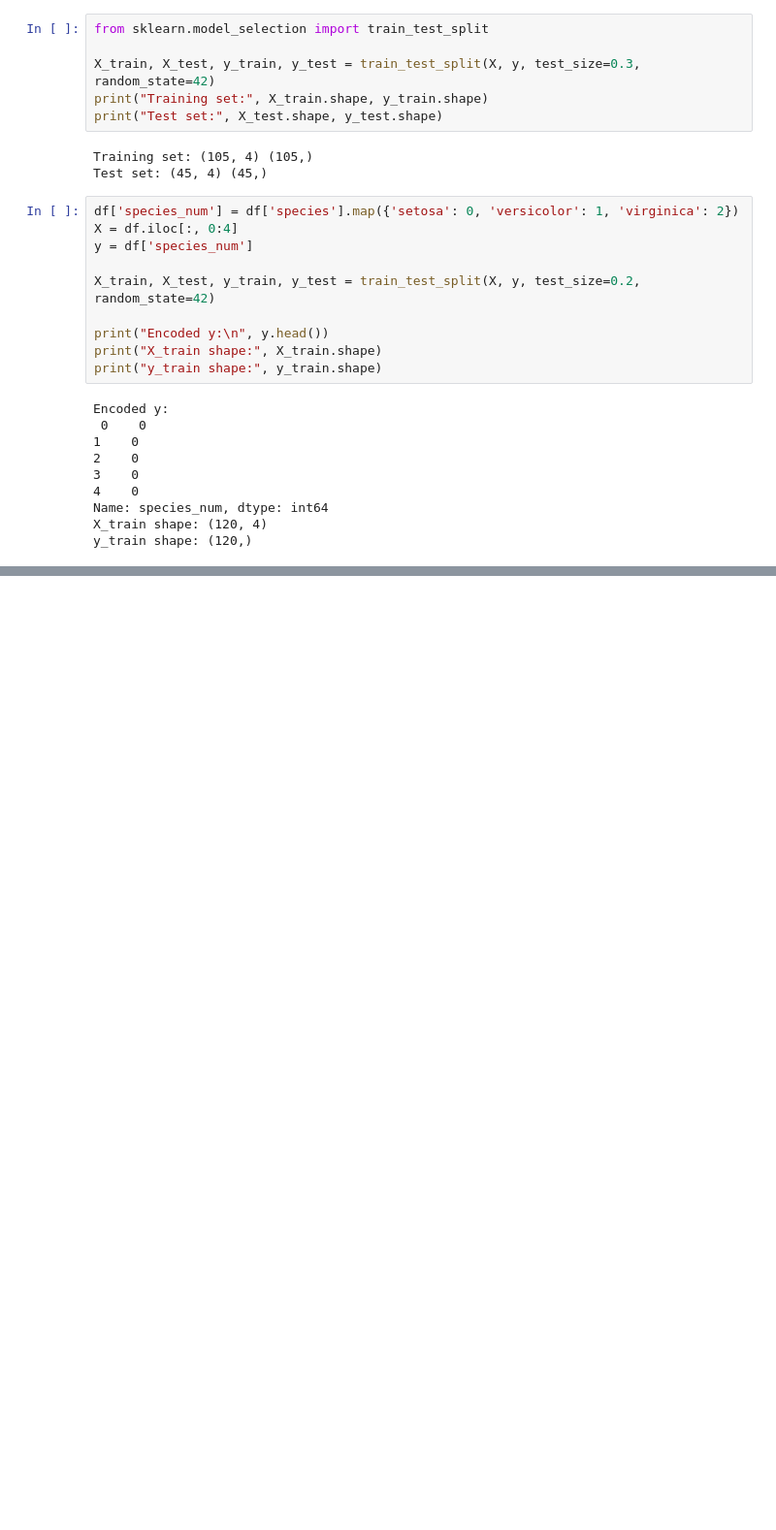
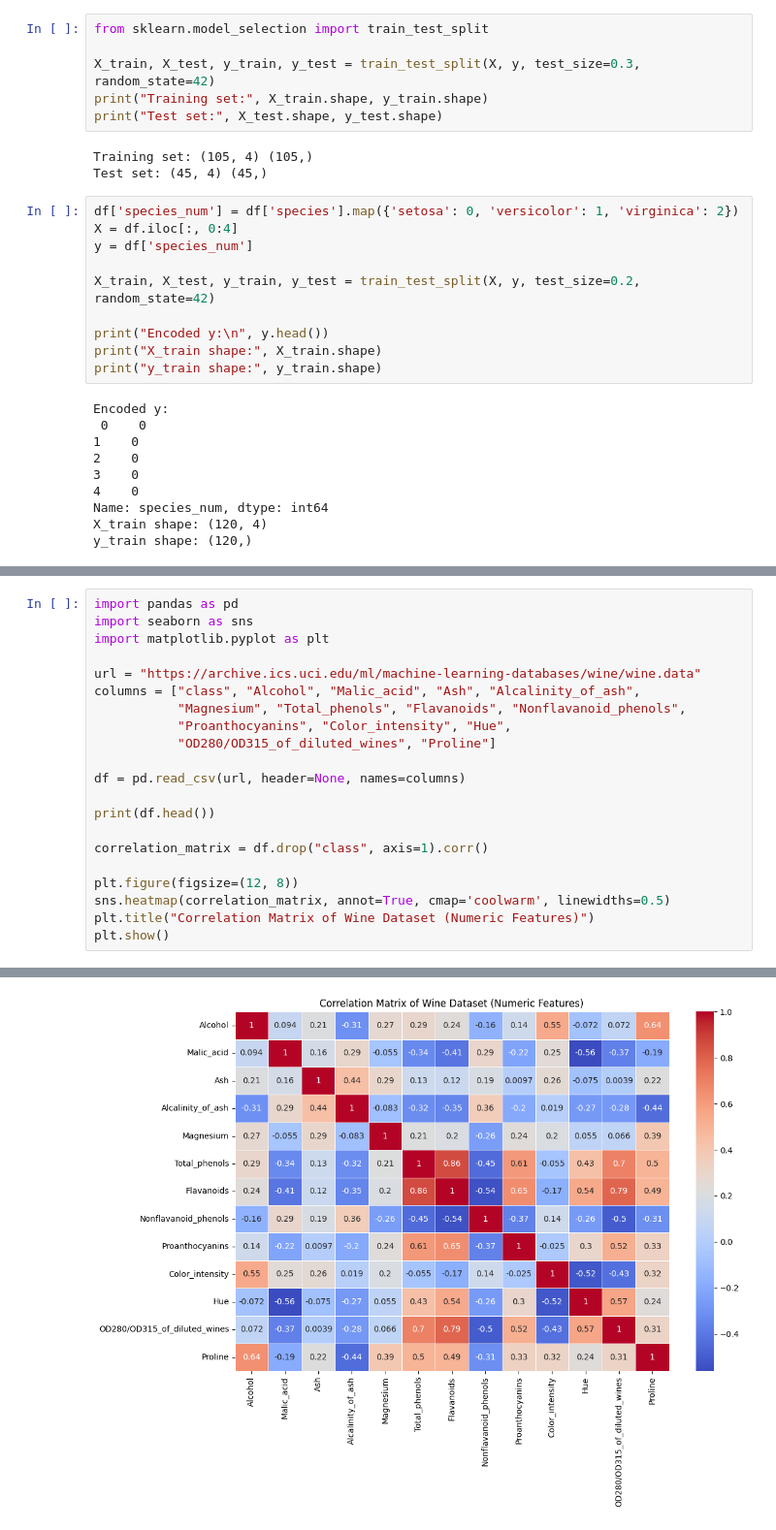
Before and after one commit to anushkamaisa/ML_LAB, a Jupyter notebook: MLPractice.ipynb, the cells around one changed output, grey strips where cells are left out. Shown at 97% size. Drawn from its saved outputs; the diff is of its cells as text; blank space fills up the shorter version.

```diff
--- a/MLPractice.ipynb
+++ b/MLPractice.ipynb
@@ -808,0 +833,22 @@ y_train shape: (120,)
+# %%
+import pandas as pd
+import seaborn as sns
+import matplotlib.pyplot as plt
+
+url = "https://archive.ics.uci.edu/ml/machine-learning-databases/wine/wine.data"
+columns = ["class", "Alcohol", "Malic_acid", "Ash", "Alcalinity_of_ash",
+           "Magnesium", "Total_phenols", "Flavanoids", "Nonflavanoid_phenols",
+           "Proanthocyanins", "Color_intensity", "Hue",
+           "OD280/OD315_of_diluted_wines", "Proline"]
+
+df = pd.read_csv(url, header=None, names=columns)
+
+print(df.head())
+
+correlation_matrix = df.drop("class", axis=1).corr()
+
+plt.figure(figsize=(12, 8))
+sns.heatmap(correlation_matrix, annot=True, cmap='coolwarm', linewidths=0.5)
+plt.title("Correlation Matrix of Wine Dataset (Numeric Features)")
+plt.show()
+# %% [output]
@@ -808,0 +875 @@ y_train shape: (120,)
+[figure, added]
```
Also changed, not shown: parts of 19 cells of this notebook.
